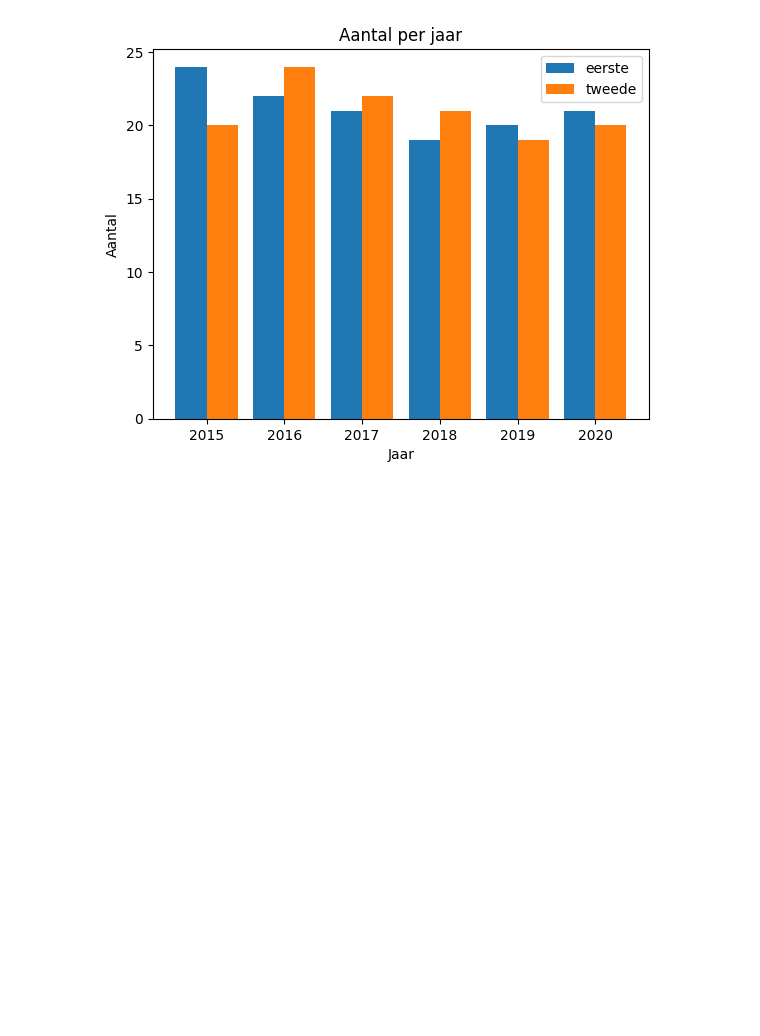
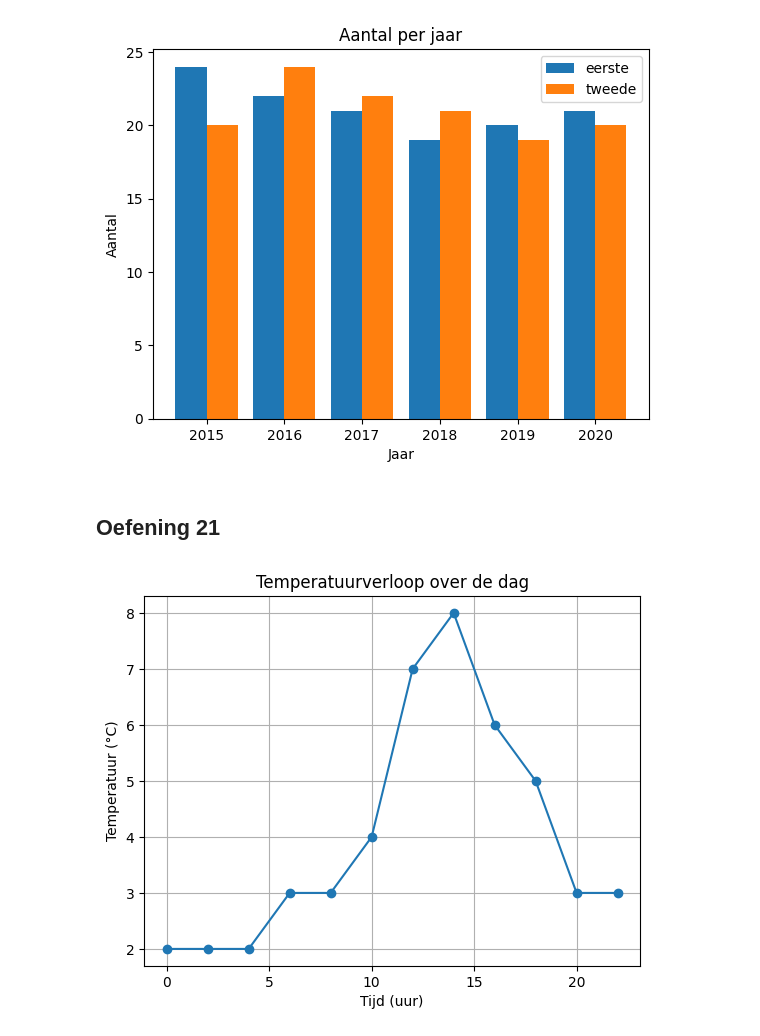
Before and after one commit to SofieDhoore/Wiskunde_MiddelbaarOnderwijs, a Jupyter notebook: Wiskunde_MiddelbaarOnderwijs/EersteASO/H8_statistiek.ipynb, the cells around one changed output. Cells and saved outputs as stored; diff of their text form; code cells hidden in the pictures; blank space fills up the shorter version.

```diff
--- a/Wiskunde_MiddelbaarOnderwijs/EersteASO/H8_statistiek.ipynb
+++ b/Wiskunde_MiddelbaarOnderwijs/EersteASO/H8_statistiek.ipynb
@@ -51,3 +51,17 @@ plt.legend()
 plt.show()
 # %% [output]
 [figure]
+# %% [markdown]
+## Oefening 21
+# %%
+tijd = [0,2,4,6,8,10,12,14,16,18,20,22]
+temperatuur = [2,2,2,3,3,4,7,8,6,5,3,3]
+# %%
+plt.plot(tijd, temperatuur, marker='o')
+plt.xlabel("Tijd (uur)")
+plt.ylabel("Temperatuur (°C)")
+plt.title("Temperatuurverloop over de dag")
+plt.grid(True)
+plt.show()
+# %% [output]
+[figure, added]
```
Also changed, not shown: parts of 2 cells of this notebook.
